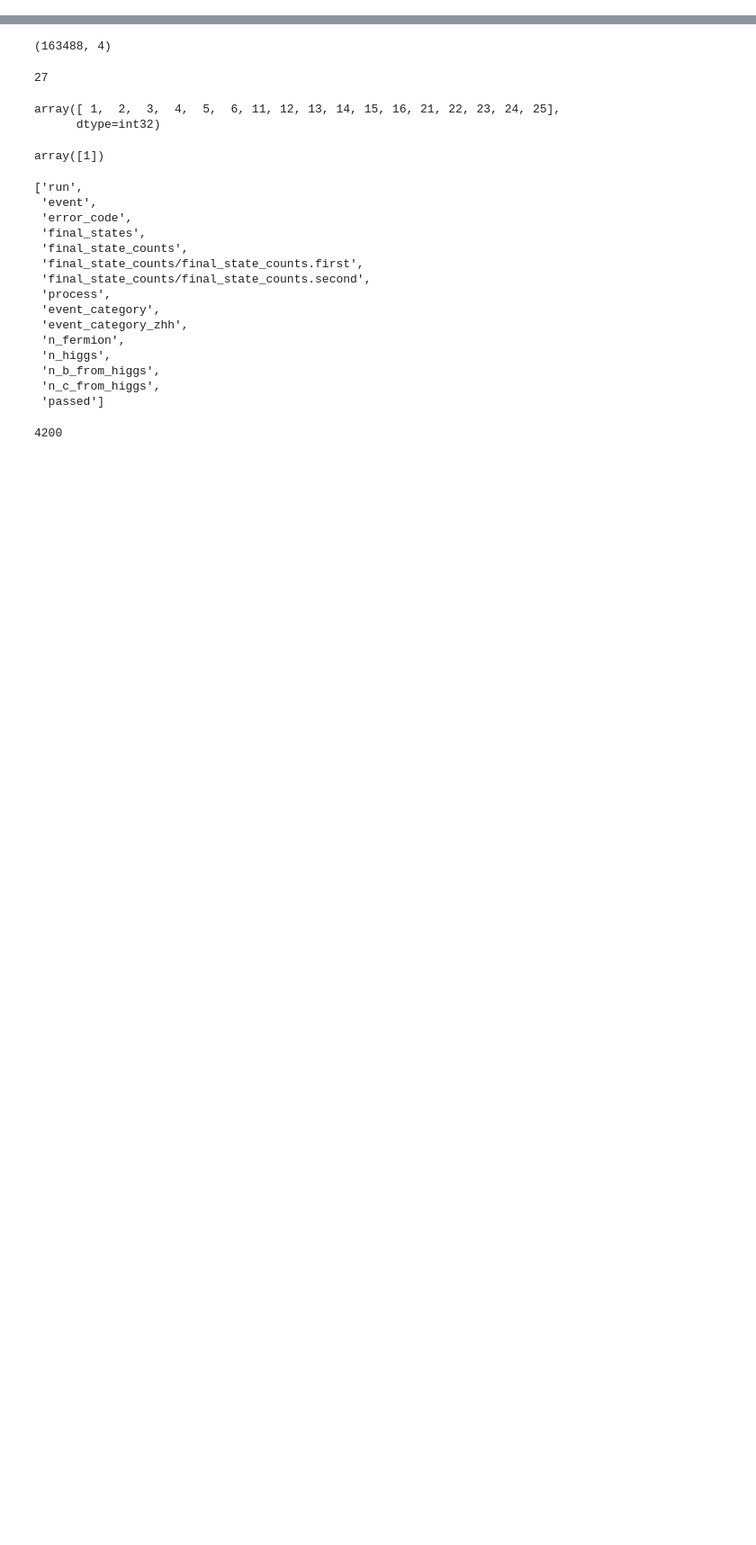
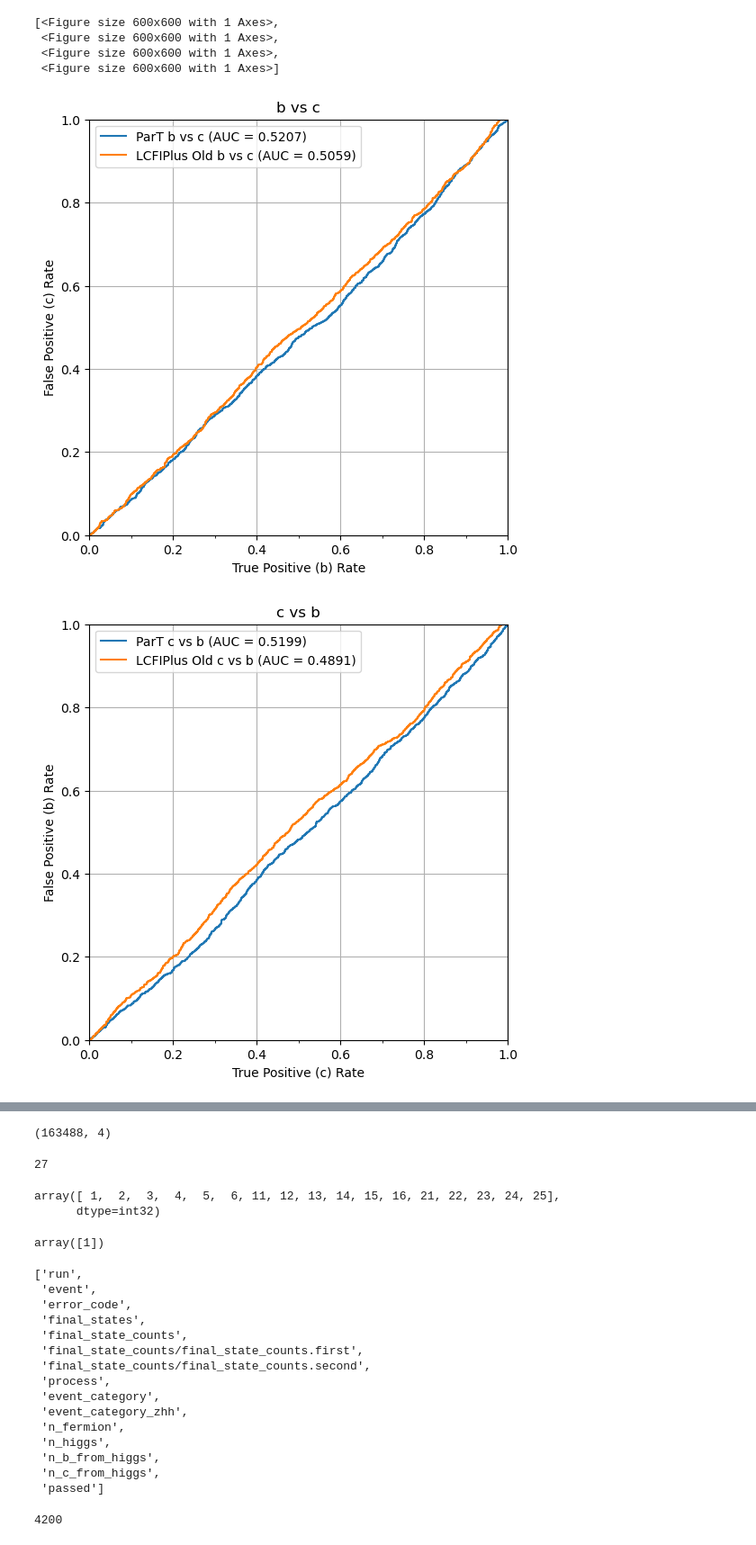
Before and after one commit to ILDAnaSoft/ZHH, a Jupyter notebook: other/FTag/4_testing_zzh/analysis.ipynb, the cells around one changed output, grey strips where cells are left out. Shown at 90% size. Saved outputs shown, nothing was run; the diff lists cells and outputs as text; code cells hidden in the pictures; blank space fills up the shorter version.

```diff
--- a/other/FTag/4_testing_zzh/analysis.ipynb
+++ b/other/FTag/4_testing_zzh/analysis.ipynb
@@ -78,3 +113,5 @@ for needle, replace in [
+# %%
+y_true, tags1, tags2, valid_jets_mask = load_ftag_results(filesAIDA)
 # %%
 print(tot_length, len(valid_jets_mask))
 # %% [output]
@@ -85,0 +123,31 @@ np.unique(y_true, return_counts=True)
+# %%
+def merge(source:dict, destination:dict)->dict:
+    for key, value in source.items():
+        if isinstance(value, dict):
+            node = destination.setdefault(key, {})
+            merge(value, node)
+        else:
+            destination[key] = value
+
+    return destination
+
+class OptionDict():
+    properties:dict = {}
+
+    def __init__(self, properties:list[tuple[str, str|int|float]]=[]):
+        for key, value in properties:
+            self.addProperty(key, value)
+
+    def addProperty(self, prop, default):
+        self.properties[prop] = default
+
+    def default(self):
+        res = {}
+        for prop in self.properties:
+            res[prop] = self.properties[prop]
+
+        return res
+
+    def merge(self, values:dict={}):
+        res = self.default()
+        return merge(values, res)
@@ -85,0 +225,7 @@ np.unique(y_true, return_counts=True)
+# %%
+plot_roc_two_cases(y_true, [tags1, tags2], ['ParT', 'LCFIPlus Old'],
+                   to_plot = [('b', 'c'), ('c', 'b'), ('b', 'uds'), ('b', 'uds')],
+                   plot_options={
+                       3: { 'yscale': 'log', 'ymin': 1.E-4 }
+                       })[0]
+# %% [output]
@@ -85,0 +236,6 @@ np.unique(y_true, return_counts=True)
+[<Figure size 600x600 with 1 Axes>,
+ <Figure size 600x600 with 1 Axes>,
+ <Figure size 600x600 with 1 Axes>,
+ <Figure size 600x600 with 1 Axes>]
+[figure, added]
+[figure, added]
```
Also changed, not shown: parts of 12 cells of this notebook, 10 other files.
